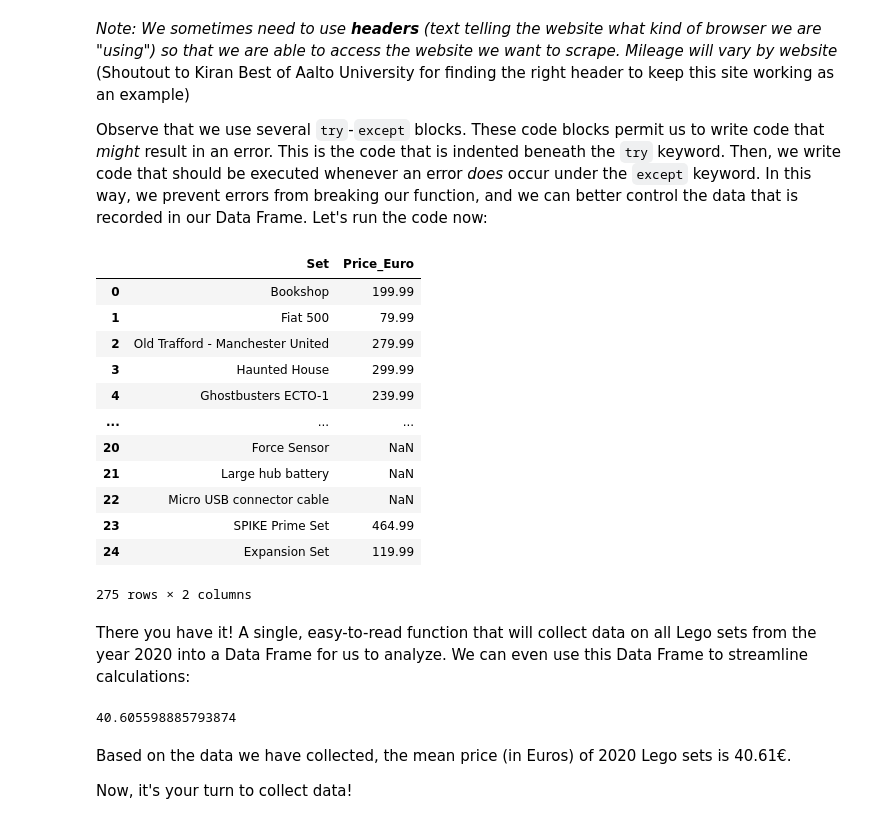
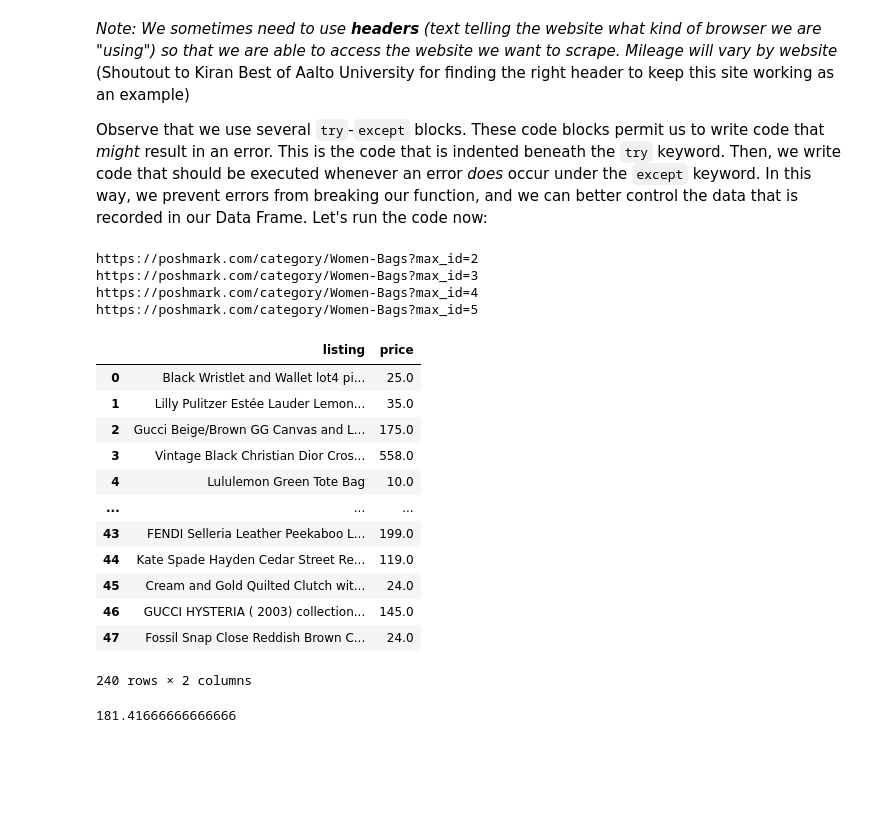
Before and after one commit to dustywhite7/pythonMikkeli, a Jupyter notebook: Notebooks/12 - Web Scraping.ipynb, the cells around one changed output. Cells and saved outputs as stored; diff of their text form; code cells hidden in the pictures; blank space fills up the shorter version.

```diff
--- a/Notebooks/12 - Web Scraping.ipynb
+++ b/Notebooks/12 - Web Scraping.ipynb
@@ -345,32 +420,30 @@ def collectLegoSets(startURL):
 (Shoutout to Kiran Best of Aalto University for finding the right header to keep this site working as an example)
 
 Observe that we use several `try`-`except` blocks. These code blocks permit us to write code that *might* result in an error. This is the code that is indented beneath the `try` keyword. Then, we write code that should be executed whenever an error *does* occur under the `except` keyword. In this way, we prevent errors from breaking our function, and we can better control the data that is recorded in our Data Frame. Let's run the code now:
-# %%
-lego2020 = collectLegoSets("https://brickset.com/sets/year-2020")
-
-lego2020
-# %% [output]
-|  | Set | Price_Euro |
-| 0 | Bookshop | 199.99 |
-| 1 | Fiat 500 | 79.99 |
-| 2 | Old Trafford - Manchester United | 279.99 |
-| 3 | Haunted House | 299.99 |
-| 4 | Ghostbusters ECTO-1 | 239.99 |
-| ... | ... | ... |
-| 20 | Force Sensor | NaN |
-| 21 | Large hub battery | NaN |
-| 22 | Micro USB connector cable | NaN |
-| 23 | SPIKE Prime Set | 464.99 |
-| 24 | Expansion Set | 119.99 |
-275 rows × 2 columns
-# %% [markdown]
-There you have it! A single, easy-to-read function that will collect data on all Lego sets from the year 2020 into a Data Frame for us to analyze. We can even use this Data Frame to streamline calculations:
-# %%
-lego2020['Price_Euro'].mean()
-# %% [output]
-40.605598885793874
-# %% [markdown]
-Based on the data we have collected, the mean price (in Euros) of 2020 Lego sets is 40.61€.
-
-Now, it's your turn to collect data!
+# %%
+bags = poshmark("https://poshmark.com/category/Women-Bags")
+
+bags
+# %% [output]
+https://poshmark.com/category/Women-Bags?max_id=2
+https://poshmark.com/category/Women-Bags?max_id=3
+https://poshmark.com/category/Women-Bags?max_id=4
+https://poshmark.com/category/Women-Bags?max_id=5
+|  | listing | price |
+| 0 | Black Wristlet and Wallet lot4 pi... | 25.0 |
+| 1 | Lilly Pulitzer Estée Lauder Lemon... | 35.0 |
+| 2 | Gucci Beige/Brown GG Canvas and L... | 175.0 |
+| 3 | Vintage Black Christian Dior Cros... | 558.0 |
+| 4 | Lululemon Green Tote Bag | 10.0 |
+| ... | ... | ... |
+| 43 | FENDI Selleria Leather Peekaboo L... | 199.0 |
+| 44 | Kate Spade Hayden Cedar Street Re... | 119.0 |
+| 45 | Cream and Gold Quilted Clutch wit... | 24.0 |
+| 46 | GUCCI HYSTERIA ( 2003) collection... | 145.0 |
+| 47 | Fossil Snap Close Reddish Brown C... | 24.0 |
+240 rows × 2 columns
+# %%
+bags['price'].mean()
+# %% [output]
+181.41666666666666
 # %% [markdown]
```
Also changed, not shown: parts of 79 cells of this notebook, 5 other files.
